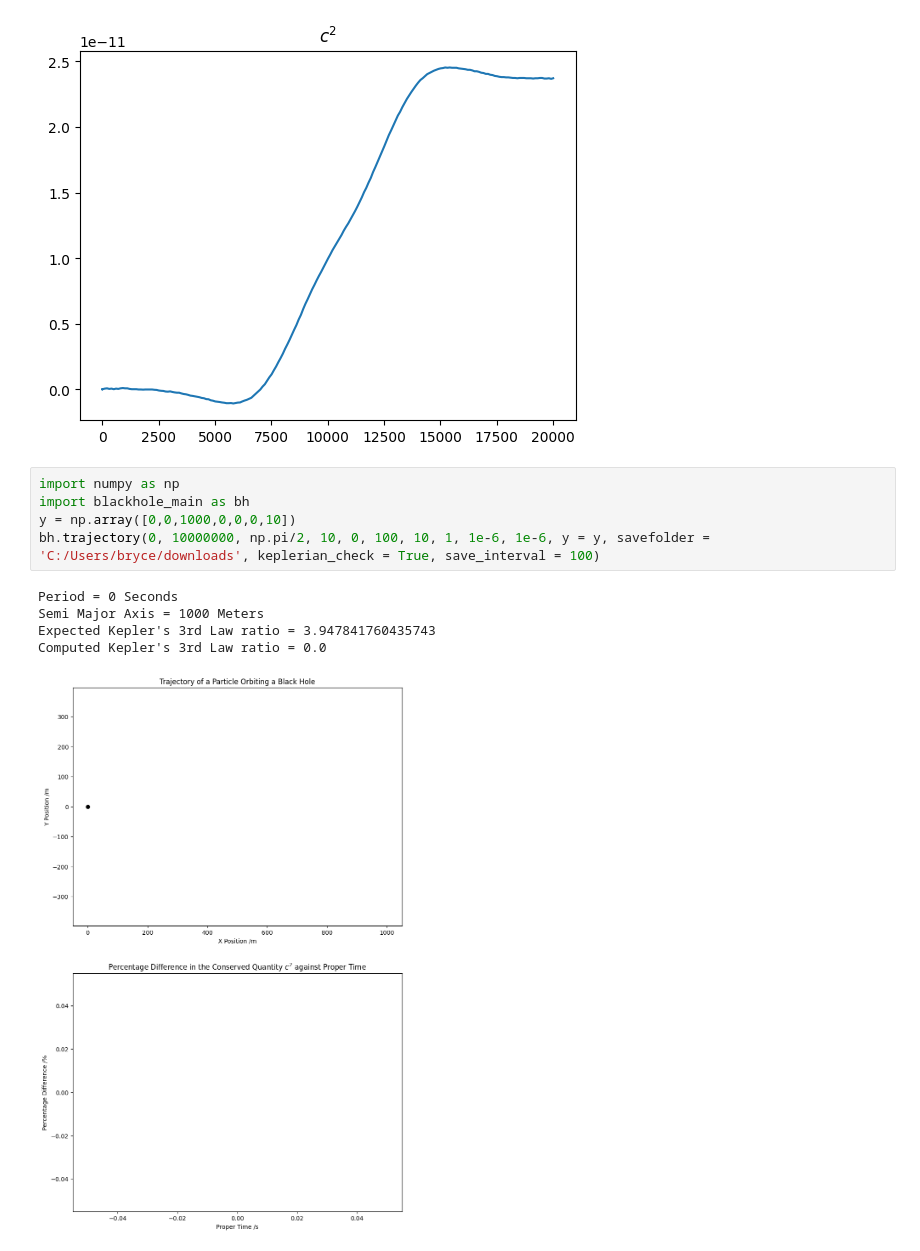
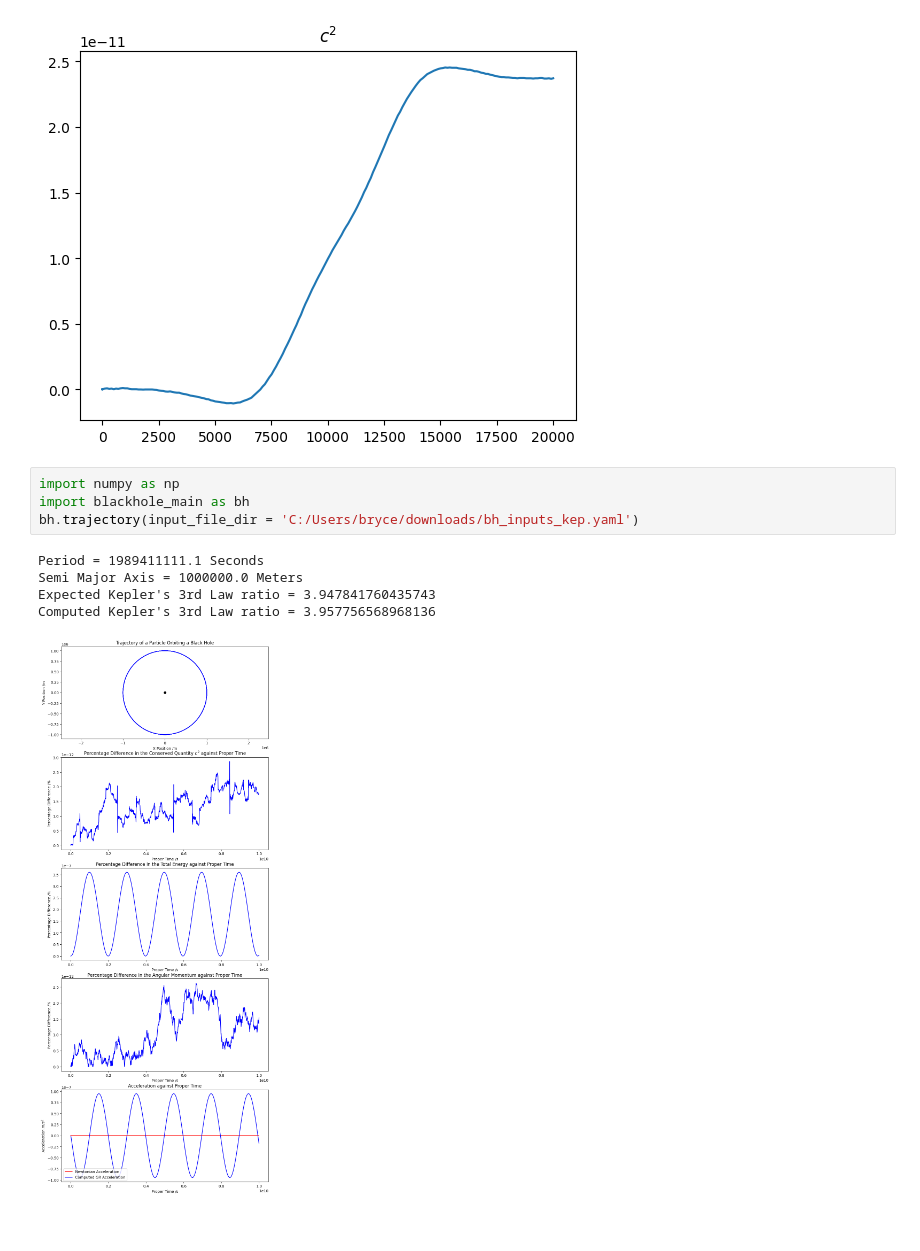
Before and after one commit to BryceDixon/Computational, a Jupyter notebook: assessment3/test3.ipynb, the cells around one changed output. Drawn from its saved outputs; the diff is of its cells as text; blank space fills up the shorter version.

Commit message:
acceleration plots and yaml files

```diff
--- a/assessment3/test3.ipynb
+++ b/assessment3/test3.ipynb
@@ -178,11 +178,10 @@ Text(0.5, 1.0, '$c^2$')
 # %%
 import numpy as np
 import blackhole_main as bh
-y = np.array([0,0,1000,0,0,0,10])
-bh.trajectory(0, 10000000, np.pi/2, 10, 0, 100, 10, 1, 1e-6, 1e-6, y = y, savefolder = 'C:/Users/bryce/downloads', keplerian_check = True, save_interval = 100)
+bh.trajectory(input_file_dir = 'C:/Users/bryce/downloads/bh_inputs_kep.yaml')
 # %% [output]
-Period = 0 Seconds
-Semi Major Axis = 1000 Meters
+Period = 1989411111.1 Seconds
+Semi Major Axis = 1000000.0 Meters
 Expected Kepler's 3rd Law ratio = 3.947841760435743
-Computed Kepler's 3rd Law ratio = 0.0
+Computed Kepler's 3rd Law ratio = 3.957756568968136
-[figure, old version]
+[figure, new version]
```
Also changed, not shown: parts of 3 cells of this notebook, 2 other files.
